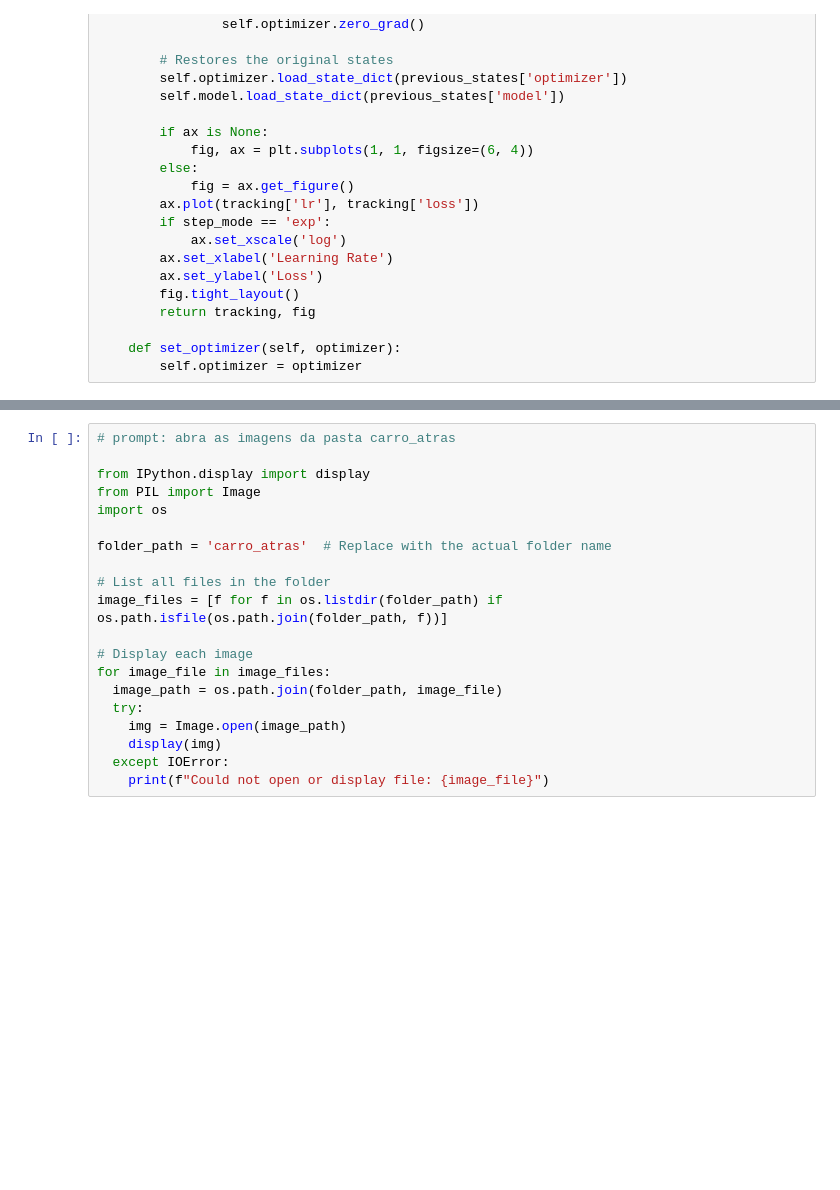
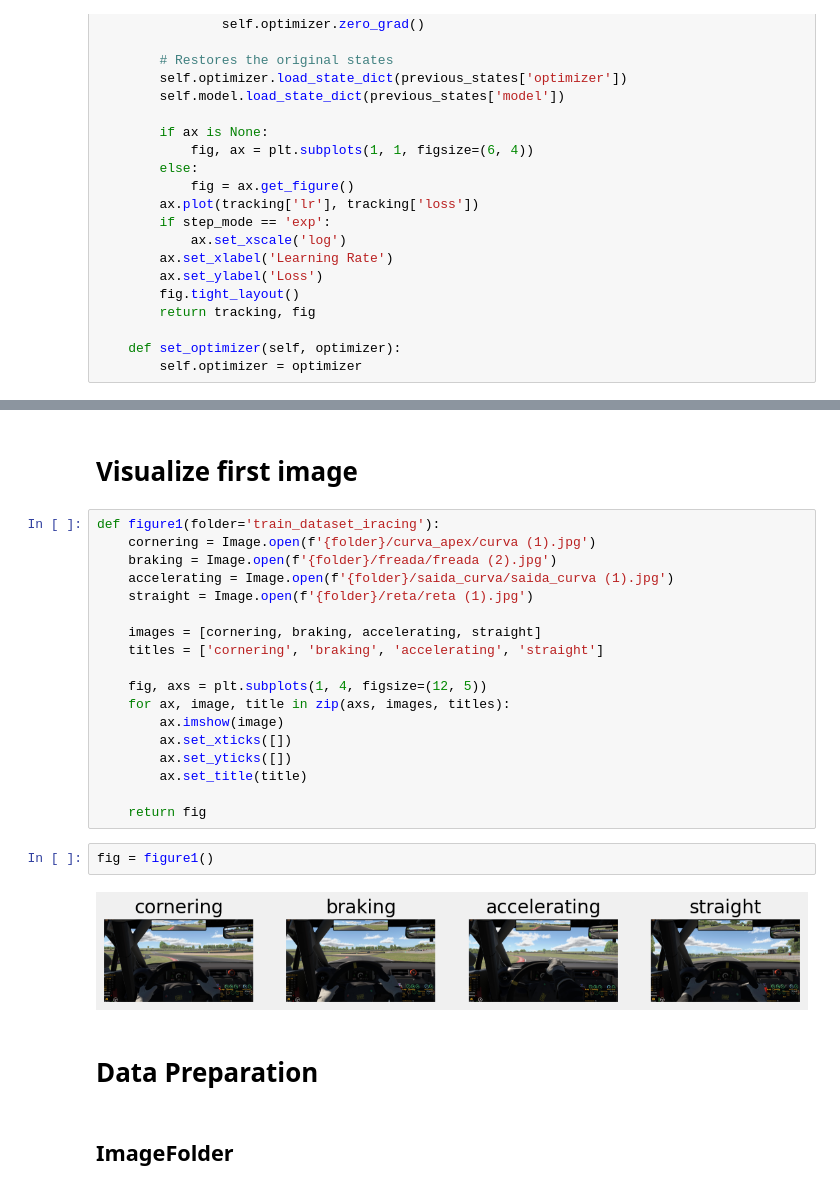
Before and after one commit to TomazFilgueira/UFRN-ML-2025-1-AutoParts_Classification, a Jupyter notebook: Iracing_classification.ipynb, the cells around one changed output, grey strips where cells are left out. Drawn from its saved outputs; the diff is of its cells as text; blank space fills up the shorter version.

Commit message:
created train/validation loader

```diff
--- a/Iracing_classification.ipynb
+++ b/Iracing_classification.ipynb
@@ -567,20 +566,28 @@ carro_atras     disputa_lado_a_lado  outros  reta         screenshots
-# %%
-# prompt: abra as imagens da pasta carro_atras
-
-from IPython.display import display
-from PIL import Image
-import os
-
-folder_path = 'carro_atras'  # Replace with the actual folder name
-
-# List all files in the folder
-image_files = [f for f in os.listdir(folder_path) if os.path.isfile(os.path.join(folder_path, f))]
-
-# Display each image
-for image_file in image_files:
-  image_path = os.path.join(folder_path, image_file)
-  try:
-    img = Image.open(image_path)
-    display(img)
-  except IOError:
-    print(f"Could not open or display file: {image_file}")
+# %% [markdown]
+# Visualize first image
+# %%
+def figure1(folder='train_dataset_iracing'):
+    cornering = Image.open(f'{folder}/curva_apex/curva (1).jpg')
+    braking = Image.open(f'{folder}/freada/freada (2).jpg')
+    accelerating = Image.open(f'{folder}/saida_curva/saida_curva (1).jpg')
+    straight = Image.open(f'{folder}/reta/reta (1).jpg')
+
+    images = [cornering, braking, accelerating, straight]
+    titles = ['cornering', 'braking', 'accelerating', 'straight']
+
+    fig, axs = plt.subplots(1, 4, figsize=(12, 5))
+    for ax, image, title in zip(axs, images, titles):
+        ax.imshow(image)
+        ax.set_xticks([])
+        ax.set_yticks([])
+        ax.set_title(title)
+
+    return fig
+# %%
+fig = figure1()
+# %% [output]
+[figure, added]
+# %% [markdown]
+# Data Preparation
+# %% [markdown]
+## ImageFolder
```
Also changed, not shown: parts of 13 cells of this notebook.
